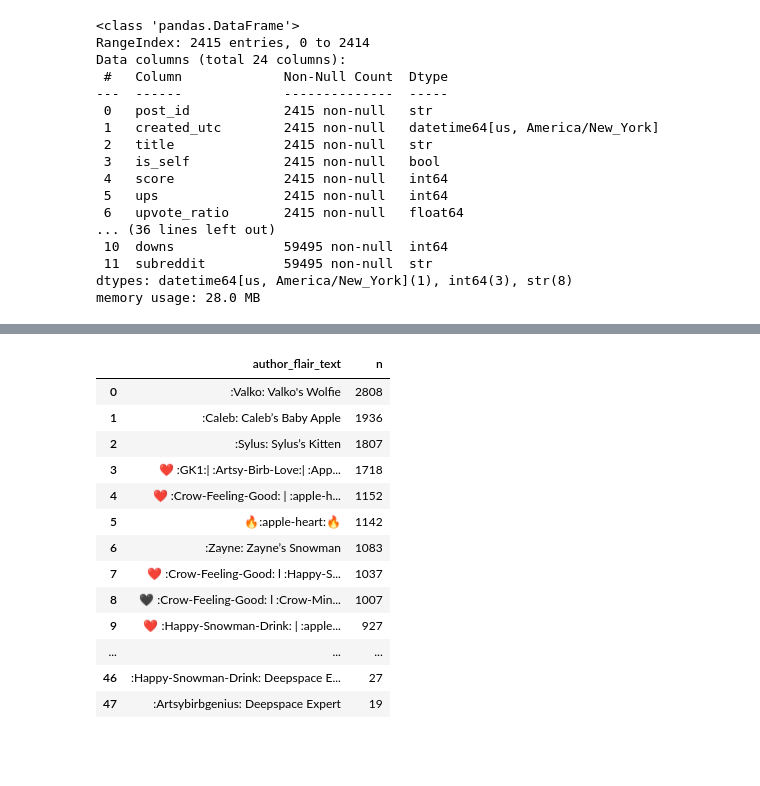
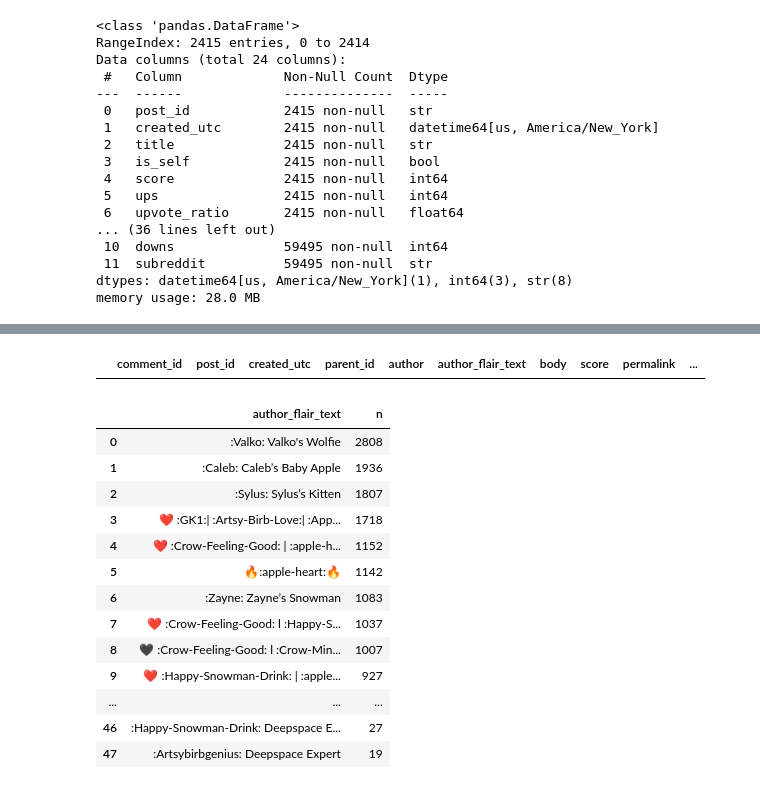
Before and after one commit to KaylenTon/Valko-Dash-App, a Jupyter notebook: data/cleaning.ipynb, the cells around one changed output, grey strips where cells are left out. Drawn from its saved outputs; the diff is of its cells as text; code cells hidden in the pictures; blank space fills up the shorter version.

```diff
--- a/data/cleaning.ipynb
+++ b/data/cleaning.ipynb
@@ -49,11 +56,18 @@ clean_posts_df['full_text'] = clean_posts_df['title'] + " " + clean_posts_df['se
 # %%
 # Comment cleaning objects
 remove_comment_columns = ['downs']
-moderator_authors = ['AutoModerator', 'EntireAd9022', 'OTTO-M0D', 'Ti_xiv', 'W0NT0NY', '[deleted]', 'LoveAndDeepspace-ModTeam']
+moderator_and_bot_authors = ['AutoModerator', 'EntireAd9022', 'OTTO-M0D', 'Ti_xiv', 'W0NT0NY', '[deleted]', 'LoveAndDeepspace-ModTeam', 'RemindMeBot']
 
 clean_comments_df = comments_df.drop(columns=remove_comment_columns)
-clean_comments_df = clean_comments_df[clean_comments_df['author'].isin(moderator_authors) == False] # Remove moderator comments
+clean_comments_df = clean_comments_df[clean_comments_df['author'].isin(moderator_and_bot_authors) == False] # Remove moderator comments
 clean_comments_df = clean_comments_df[~clean_comments_df['body'].isin(deleted_or_removed)] # Remove deleted and removed comments
+clean_comments_df['body'] = clean_comments_df['body'].str.replace(r'http\S+', '', regex = True).str.strip() # Remove urls
+
+# Check for URLs in comments
+has_url = clean_comments_df['body'].str.contains(r'http\S+', regex=True, na=False)
+clean_comments_df[has_url]
+# %% [output]
+|  | comment_id | post_id | created_utc | parent_id | author | author_flair_text | body | score | permalink | ... |
 # %%
 # Cleaning author_user_flair field
 flair_counts = query_df(conn, """
```
Also changed, not shown: parts of 1 cell of this notebook.
